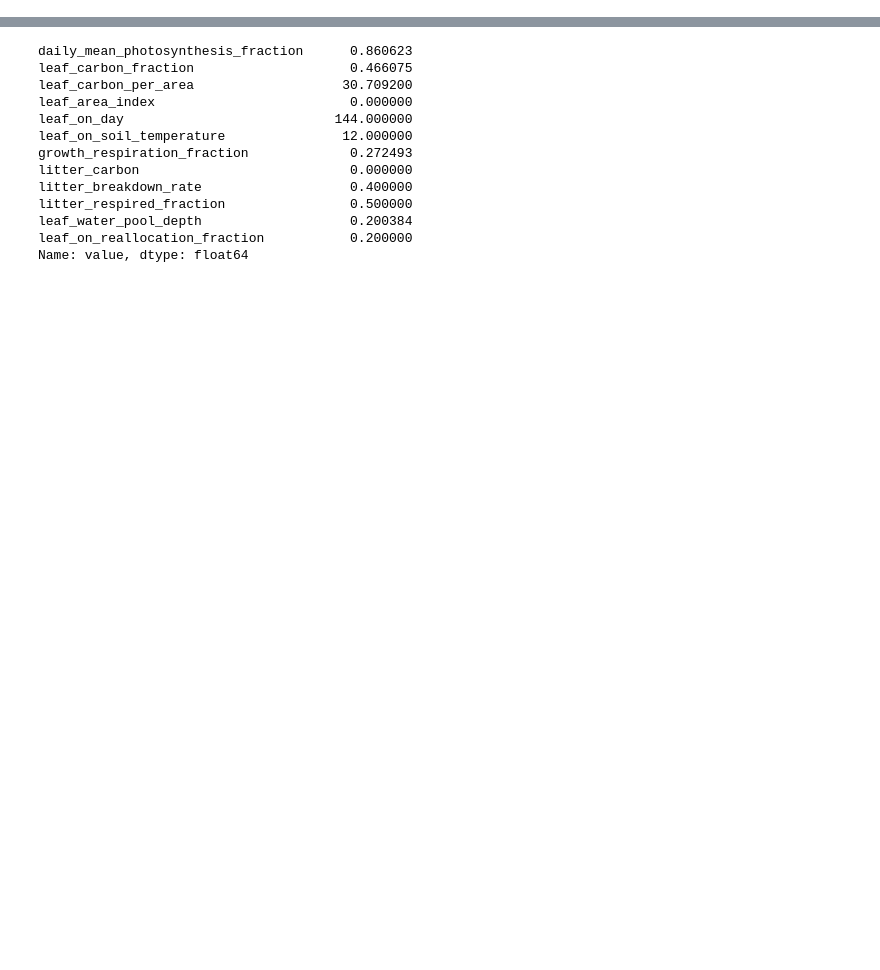
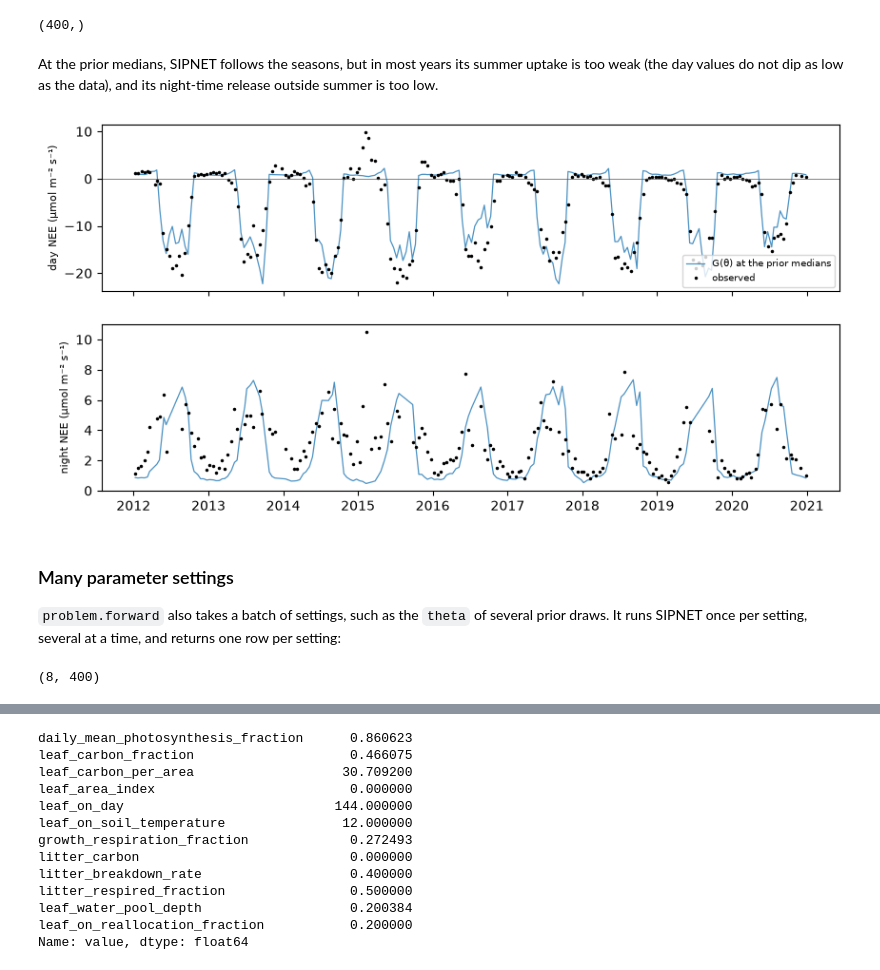
Before and after one commit to arob5/lsm-active-subspace, a Jupyter notebook: notebooks/main_inverse_problem.ipynb, the cells around one changed output, grey strips where cells are left out. Saved outputs shown, nothing was run; the diff lists cells and outputs as text; code cells hidden in the pictures; blank space fills up the shorter version.

```diff
--- a/notebooks/main_inverse_problem.ipynb
+++ b/notebooks/main_inverse_problem.ipynb
@@ -185,0 +247,3 @@ the reason for each.
+# %%
+problem = load("harvard_forest")
+print(problem.describe())
@@ -185,0 +428,26 @@ the reason for each.
+# %%
+prediction_at_medians = np.asarray(problem.forward(medians).raw)
+prediction_at_medians.shape
+# %% [output]
+(400,)
+# %% [markdown]
+At the prior medians, SIPNET follows the seasons, but in most years its summer uptake is too weak
+(the day values do not dip as low as the data), and its night-time release outside summer is too
+low.
+# %%
+plot_predictions(data, prediction_at_medians, labels=["G(θ) at the prior medians"])
+# %% [output]
+[figure, added]
+# %% [markdown]
+### Many parameter settings
+
+`problem.forward` also takes a batch of settings, such as the `theta` of several prior draws. It
+runs SIPNET once per setting, several at a time, and returns one row per setting:
+# %%
+with workflow_run(seed=1):
+    a_few_draws = sample(problem.prior, 8)
+
+predictions = np.asarray(problem.forward(a_few_draws["theta"]).raw)
+predictions.shape
+# %% [output]
+(8, 400)
```
Also changed, not shown: parts of 171 cells of this notebook, 2 other files.
